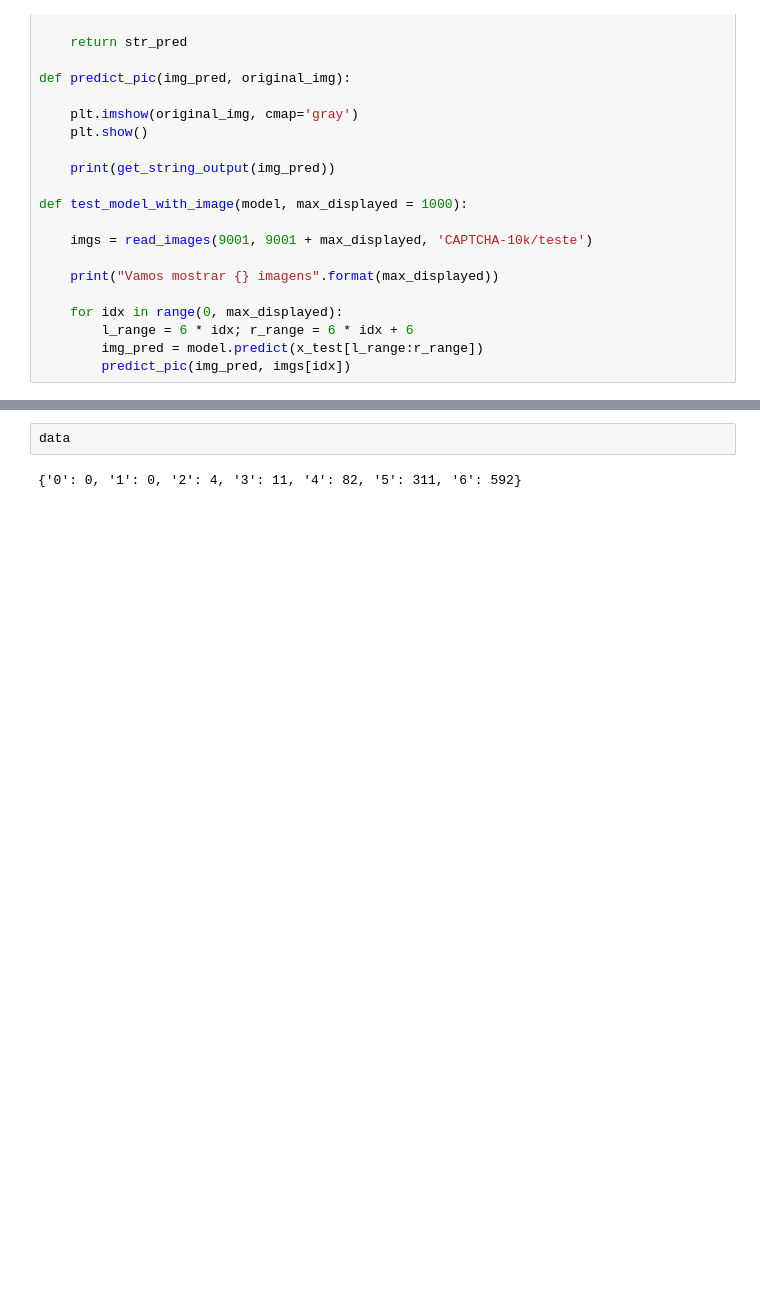
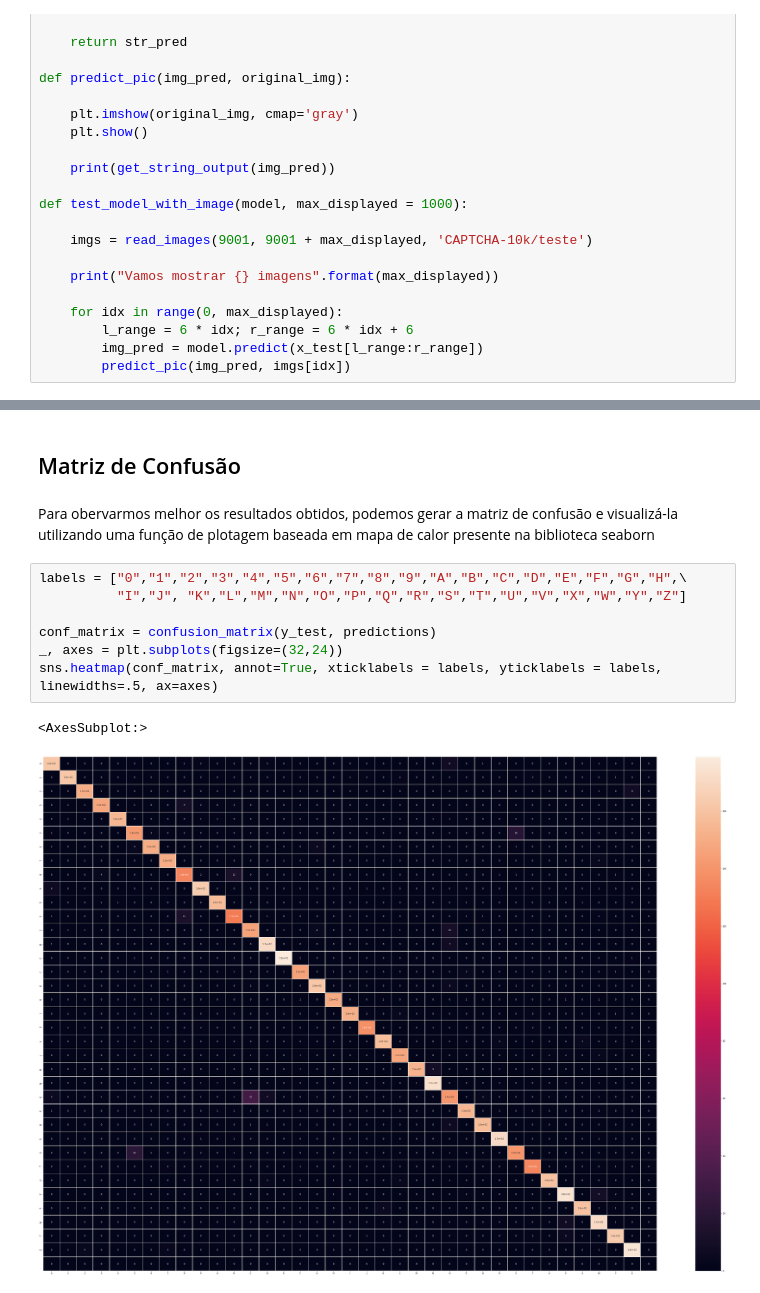
Before and after one commit to RitaRez/captcha-recognizer, a Jupyter notebook: captcha_recognizer_with_graphs.ipynb, the cells around one changed output, grey strips where cells are left out. Saved outputs shown, nothing was run; the diff lists cells and outputs as text; blank space fills up the shorter version.

Commit message:
Added confusion matrix

```diff
--- a/captcha_recognizer_with_graphs.ipynb
+++ b/captcha_recognizer_with_graphs.ipynb
@@ -324,4 +358,14 @@ data = test_model(model, x_test, y_test)
-# %%
-data
-# %% [output]
-{'0': 0, '1': 0, '2': 4, '3': 11, '4': 82, '5': 311, '6': 592}
+# %% [markdown]
+## Matriz de Confusão
+# %% [markdown]
+Para obervarmos melhor os resultados obtidos, podemos gerar a matriz de confusão e visualizá-la utilizando uma função de plotagem baseada em mapa de calor presente na biblioteca seaborn
+# %%
+labels = ["0","1","2","3","4","5","6","7","8","9","A","B","C","D","E","F","G","H",\
+          "I","J", "K","L","M","N","O","P","Q","R","S","T","U","V","X","W","Y","Z"]
+
+conf_matrix = confusion_matrix(y_test, predictions)
+_, axes = plt.subplots(figsize=(32,24))
+sns.heatmap(conf_matrix, annot=True, xticklabels = labels, yticklabels = labels, linewidths=.5, ax=axes)
+# %% [output]
+<AxesSubplot:>
+[figure, added]
```
Also changed, not shown: parts of 18 cells of this notebook.
